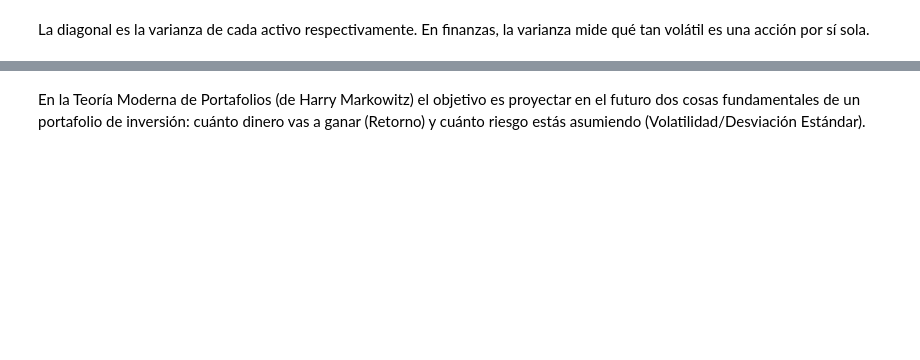
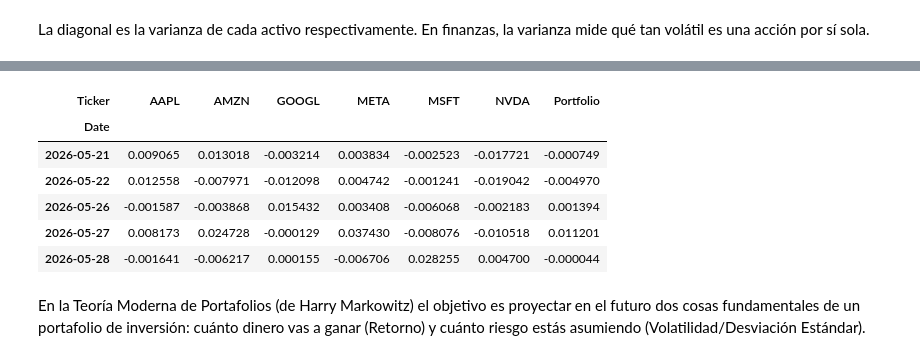
Before and after one commit to dmikan/finance-issues, a Jupyter notebook: stock_portfolio_monte_carlo/stock_portfolio.ipynb, the cells around one changed output, grey strips where cells are left out. Cells and saved outputs as stored; diff of their text form; code cells hidden in the pictures; blank space fills up the shorter version.

```diff
--- a/stock_portfolio_monte_carlo/stock_portfolio.ipynb
+++ b/stock_portfolio_monte_carlo/stock_portfolio.ipynb
@@ -112,4 +133,14 @@ returns.dot(weights).tail()
 dtype: float64
+# %%
+returns.tail()
+# %% [output]
+| Ticker | AAPL | AMZN | GOOGL | META | MSFT | NVDA | Portfolio |
+| Date |  |  |  |  |  |  |  |
+| 2026-05-21 | 0.009065 | 0.013018 | -0.003214 | 0.003834 | -0.002523 | -0.017721 | -0.000749 |
+| 2026-05-22 | 0.012558 | -0.007971 | -0.012098 | 0.004742 | -0.001241 | -0.019042 | -0.004970 |
+| 2026-05-26 | -0.001587 | -0.003868 | 0.015432 | 0.003408 | -0.006068 | -0.002183 | 0.001394 |
+| 2026-05-27 | 0.008173 | 0.024728 | -0.000129 | 0.037430 | -0.008076 | -0.010518 | 0.011201 |
+| 2026-05-28 | -0.001641 | -0.006217 | 0.000155 | -0.006706 | 0.028255 | 0.004700 | -0.000044 |
 # %% [markdown]
 En la Teoría Moderna de Portafolios (de Harry Markowitz) el objetivo es proyectar en el futuro dos cosas fundamentales de un portafolio de inversión: cuánto dinero vas a ganar (Retorno) y cuánto riesgo estás asumiendo (Volatilidad/Desviación Estándar).
 # %%
```
Also changed, not shown: parts of 32 cells of this notebook.
